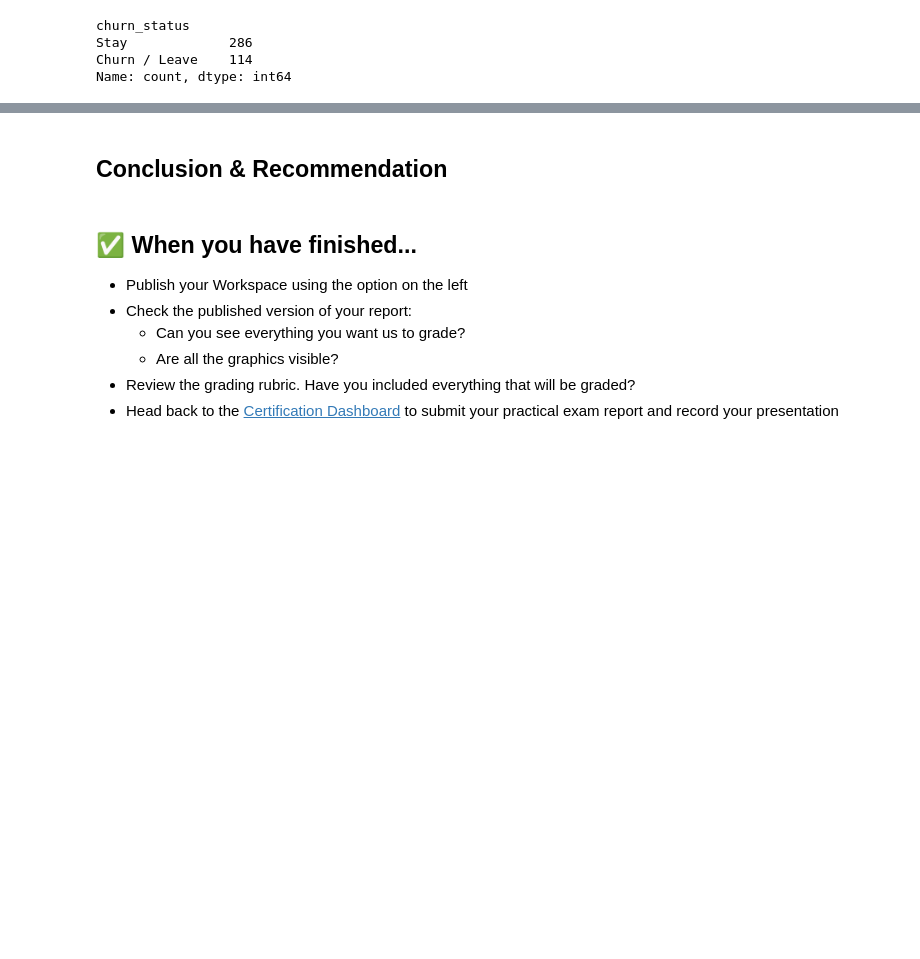
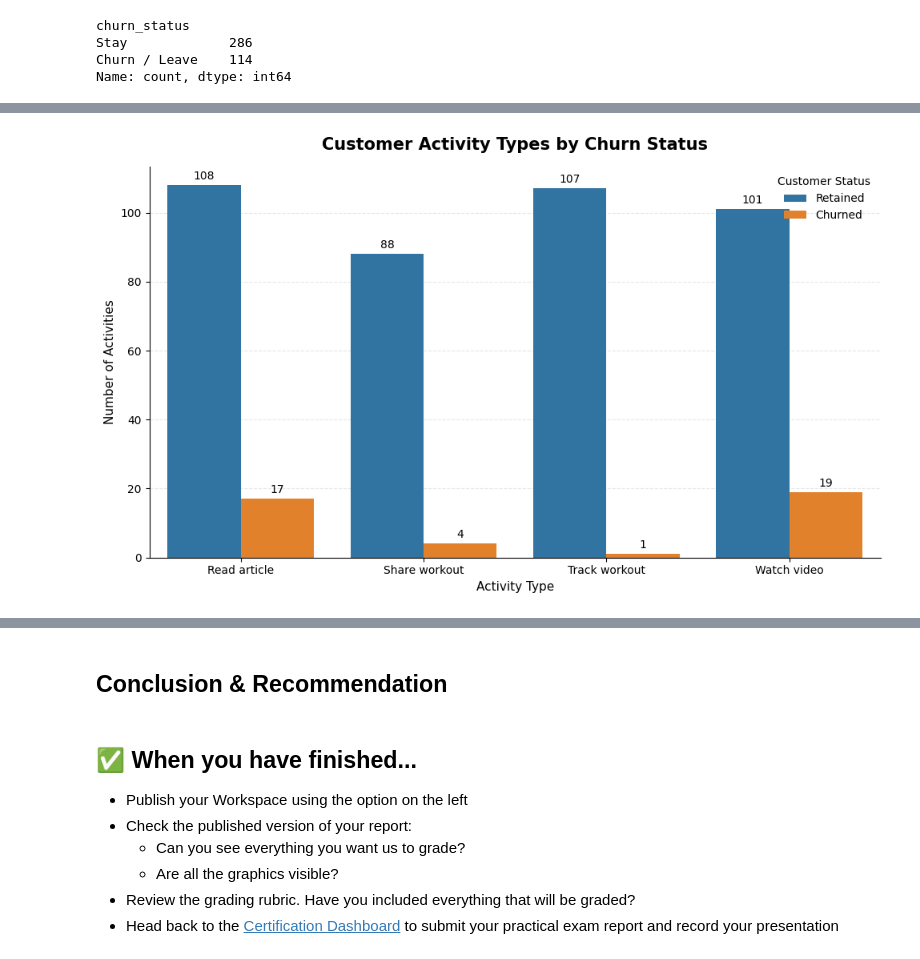
Before and after one commit to muchammadwr/churn-at-fit.ly, a Jupyter notebook: notebook.ipynb, the cells around one changed output, grey strips where cells are left out. Drawn from its saved outputs; the diff is of its cells as text; code cells hidden in the pictures; blank space fills up the shorter version.

```diff
--- a/notebook.ipynb
+++ b/notebook.ipynb
@@ -610,0 +631,10 @@ plt.show()
+# %%
+# Merge account_info with user_activity
+account_activity_df = pd.merge(
+    cleaned_account_info_df[['user_id', 'churn_status']],
+    cleaned_user_activity_df,
+    on='user_id',
+    how='left'
+)
+
+account_activity_df.head()
@@ -610,0 +715,10 @@ plt.show()
+# %%
+# Analyze activity type
+activity_type_churn = (
+    account_activity_df
+    .groupby(['churn_status', 'event_type'])
+    .size()
+    .reset_index(name='activity_count')
+)
+
+activity_type_churn
@@ -610,0 +735,73 @@ plt.show()
+# %%
+plt.figure(figsize=(10, 6))
+
+# Create a copy for visualization
+plot_data = activity_type_churn.copy()
+
+# Rename churn status for readability
+plot_data['churn_status'] = plot_data['churn_status'].map({
+    'N': 'Retained',
+    'Y': 'Churned'
+})
+
+# Define the desired activity order
+activity_order = [
+    'Read article',
+    'Share workout',
+    'Track workout',
+    'Watch video'
+]
+
+# Create the chart
+plt.figure(figsize=(10, 6))
+
+ax = sns.barplot(
+    data=plot_data,
+    x='event_type',
+    y='activity_count',
+    hue='churn_status',
+    order=activity_order,
+    hue_order=['Retained', 'Churned']
+)
+
+# Title and labels
+plt.title(
+    'Customer Activity Types by Churn Status',
+    fontsize=15,
+    fontweight='bold',
+    pad=15
+)
+
+plt.xlabel('Activity Type', fontsize=11)
+plt.ylabel('Number of Activities', fontsize=11)
+
+# Add value labels to each bar
+for container in ax.containers:
+    ax.bar_label(
+        container,
+        fmt='%d',
+        padding=3,
+        fontsize=10
+    )
+
+# Improve appearance
+ax.spines['top'].set_visible(False)
+ax.spines['right'].set_visible(False)
+
+ax.grid(
+    axis='y',
+    linestyle='--',
+    alpha=0.3
+)
+
+ax.set_axisbelow(True)
+
+# Legend
+plt.legend(
+    title='Customer Status',
+    frameon=False
+)
+
+plt.tight_layout()
+plt.show()
+# %% [output]
@@ -610,0 +809 @@ plt.show()
+[figure, added]
```
Also changed, not shown: parts of 35 cells of this notebook.
